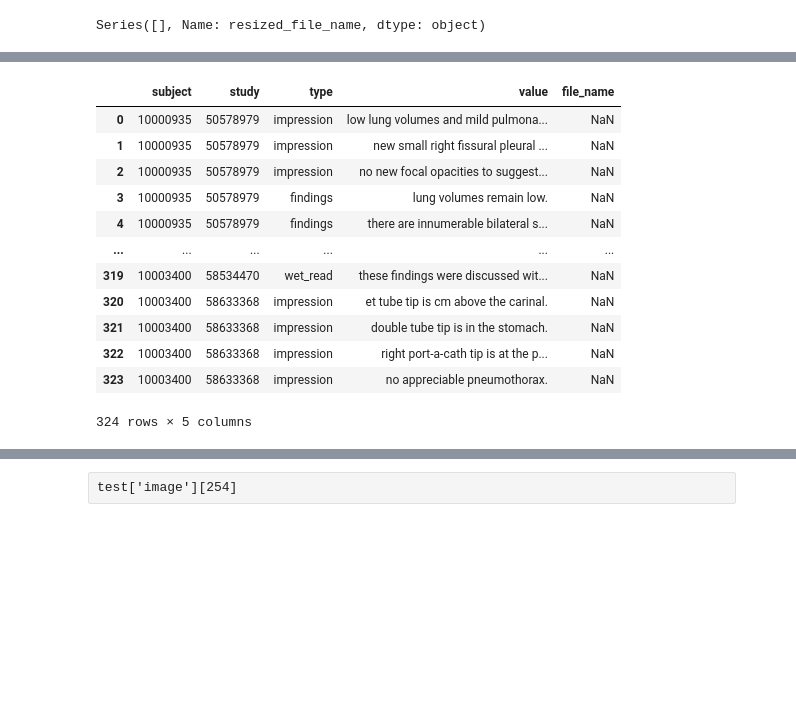
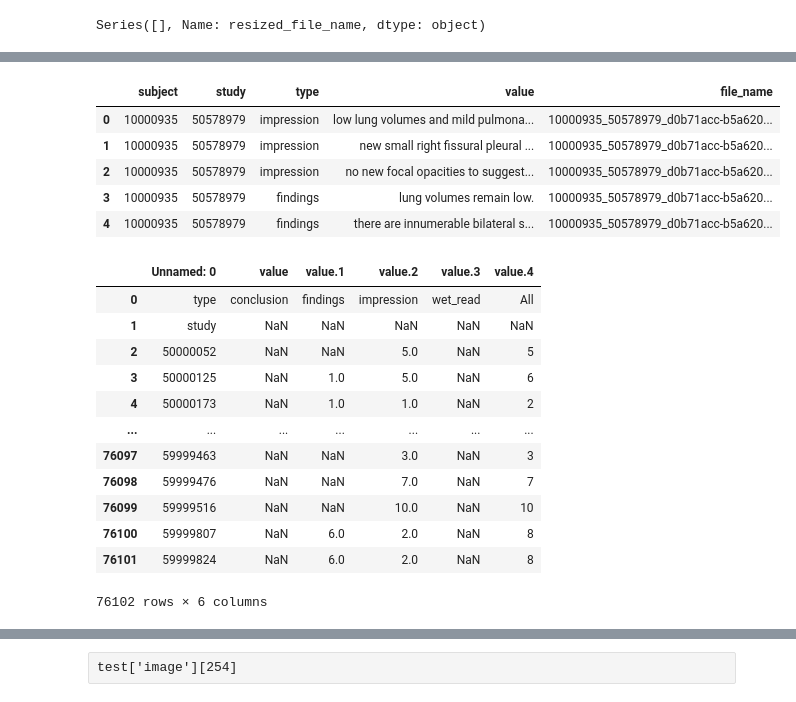
Before and after one commit to AndrewDamico/RadCLIP, a Jupyter notebook: CLIP_training_Rad_datasets.ipynb, the cells around one changed output, grey strips where cells are left out. Saved outputs shown, nothing was run; the diff lists cells and outputs as text; code cells hidden in the pictures; blank space fills up the shorter version.

```diff
--- a/CLIP_training_Rad_datasets.ipynb
+++ b/CLIP_training_Rad_datasets.ipynb
@@ -87,7 +88,7 @@ feature_dict = {
     'CONCLUSION:': 'conclusion'
 }
 # %%
-data = sample[feature_dict.keys()].copy().rename(columns=feature_dict)
+data = raw[feature_dict.keys()].copy().rename(columns=feature_dict)
 # %%
 data.head()
 # %% [output]
@@ -212,16 +214,9 @@ IndexError: index 0 is out of bounds for axis 0 with size 0
 # %%
-complete
+complete.head()
 # %% [output]
 |  | subject | study | type | value | file_name |
-| 0 | 10000935 | 50578979 | impression | low lung volumes and mild pulmona... | NaN |
-| 1 | 10000935 | 50578979 | impression | new small right fissural pleural ... | NaN |
-| 2 | 10000935 | 50578979 | impression | no new focal opacities to suggest... | NaN |
-| 3 | 10000935 | 50578979 | findings | lung volumes remain low. | NaN |
-| 4 | 10000935 | 50578979 | findings | there are innumerable bilateral s... | NaN |
-| ... | ... | ... | ... | ... | ... |
-| 319 | 10003400 | 58534470 | wet_read | these findings were discussed wit... | NaN |
-| 320 | 10003400 | 58633368 | impression | et tube tip is cm above the carinal. | NaN |
-| 321 | 10003400 | 58633368 | impression | double tube tip is in the stomach. | NaN |
-| 322 | 10003400 | 58633368 | impression | right port-a-cath tip is at the p... | NaN |
-| 323 | 10003400 | 58633368 | impression | no appreciable pneumothorax. | NaN |
+| 0 | 10000935 | 50578979 | impression | low lung volumes and mild pulmona... | 10000935_50578979_d0b71acc-b5a620... |
+| 1 | 10000935 | 50578979 | impression | new small right fissural pleural ... | 10000935_50578979_d0b71acc-b5a620... |
+| 2 | 10000935 | 50578979 | impression | no new focal opacities to suggest... | 10000935_50578979_d0b71acc-b5a620... |
+| 3 | 10000935 | 50578979 | findings | lung volumes remain low. | 10000935_50578979_d0b71acc-b5a620... |
+| 4 | 10000935 | 50578979 | findings | there are innumerable bilateral s... | 10000935_50578979_d0b71acc-b5a620... |
-324 rows × 5 columns
@@ -227,0 +230,16 @@ complete
+# %%
+pivot
+# %% [output]
+|  | Unnamed: 0 | value | value.1 | value.2 | value.3 | value.4 |
+| 0 | type | conclusion | findings | impression | wet_read | All |
+| 1 | study | NaN | NaN | NaN | NaN | NaN |
+| 2 | 50000052 | NaN | NaN | 5.0 | NaN | 5 |
+| 3 | 50000125 | NaN | 1.0 | 5.0 | NaN | 6 |
+| 4 | 50000173 | NaN | 1.0 | 1.0 | NaN | 2 |
+| ... | ... | ... | ... | ... | ... | ... |
+| 76097 | 59999463 | NaN | NaN | 3.0 | NaN | 3 |
+| 76098 | 59999476 | NaN | NaN | 7.0 | NaN | 7 |
+| 76099 | 59999516 | NaN | NaN | 10.0 | NaN | 10 |
+| 76100 | 59999807 | NaN | 6.0 | 2.0 | NaN | 8 |
+| 76101 | 59999824 | NaN | 6.0 | 2.0 | NaN | 8 |
+76102 rows × 6 columns
```
Also changed, not shown: parts of 10 cells of this notebook.
